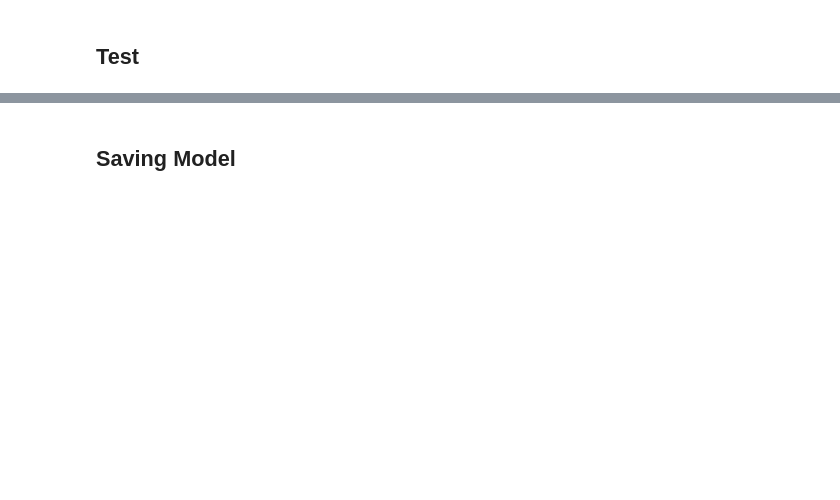
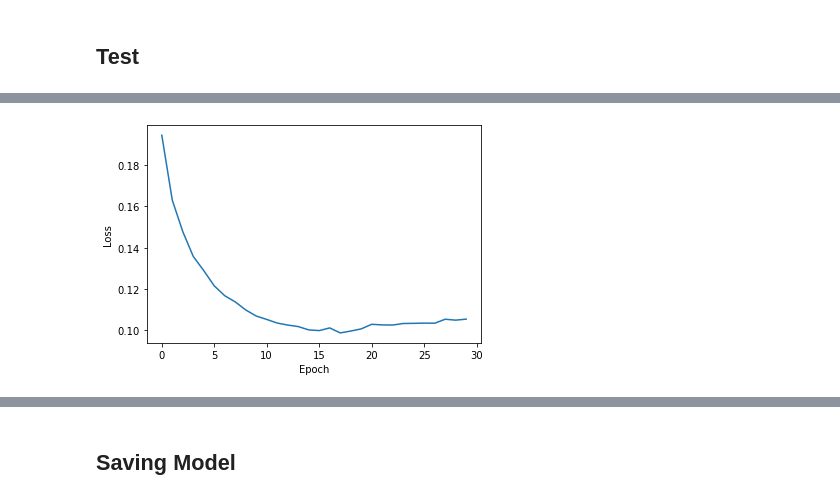
Before and after one commit to UdbhavPrasad072300/Transformer-Implementations, a Jupyter notebook: notebooks/Multi30k - Language Translation.ipynb, the cells around one changed output, grey strips where cells are left out. Saved outputs shown, nothing was run; the diff lists cells and outputs as text; code cells hidden in the pictures; blank space fills up the shorter version.

```diff
--- a/notebooks/Multi30k - Language Translation.ipynb
+++ b/notebooks/Multi30k - Language Translation.ipynb
@@ -252,3 +269,10 @@ Epoch: 25 Train mean loss: 0.14070014
+# %%
+plt.plot(loss_hist["test loss"])
+plt.xlabel("Epoch")
+plt.ylabel("Loss")
+plt.show()
+# %% [output]
+[figure, added]
 # %%
 german2english(model, "Ein Mann mit einem orangefarbenen Hut, der etwas anstarrt.", device=device) # A man in an orange hat starring at something.
 # %% [output]
```
Also changed, not shown: parts of 12 cells of this notebook.
